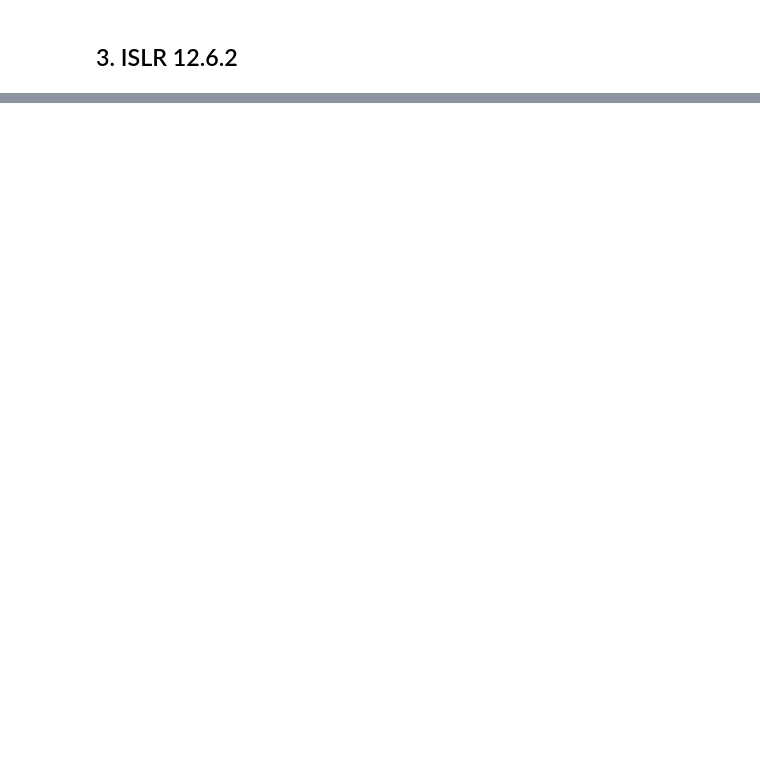
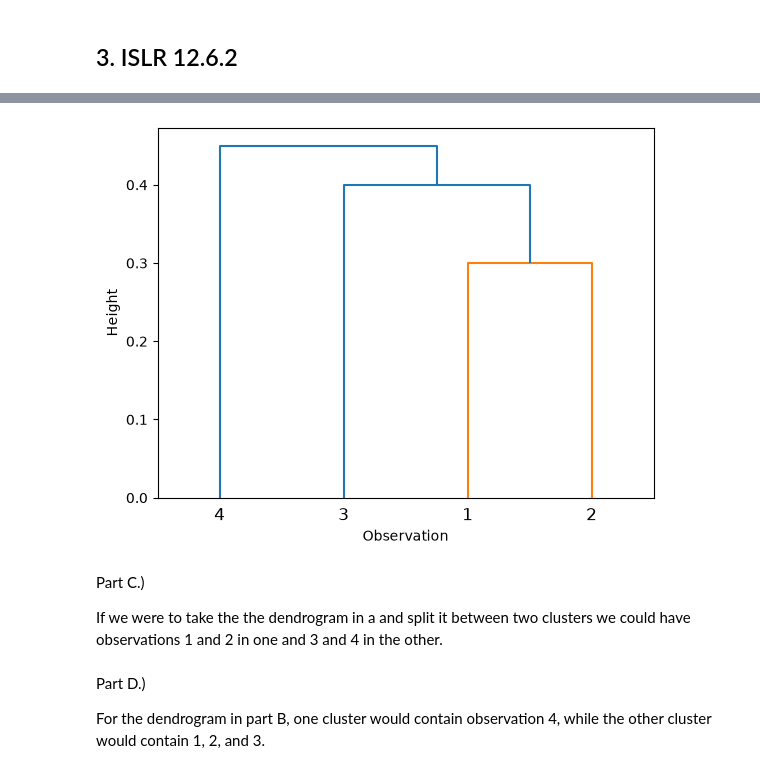
Before and after one commit to claudia-z712/HW_7, a Jupyter notebook: Zambrano_Claudia_HW7.ipynb, the cells around one changed output, grey strips where cells are left out. Drawn from its saved outputs; the diff is of its cells as text; code cells hidden in the pictures; blank space fills up the shorter version.

```diff
--- a/Zambrano_Claudia_HW7.ipynb
+++ b/Zambrano_Claudia_HW7.ipynb
@@ -64,2 +422,18 @@ Test set size: (2159, 26)
 # %% [markdown]
 ## 3. ISLR 12.6.2
+# %%
+# Problem A.
+D = np.array([
+    [0,    0.3,  0.4,  0.7],
+    [0.3,  0,    0.5,  0.8],
+    [0.4,  0.5,  0,    0.45],
+    [0.7,  0.8,  0.45, 0]
+])
+
+Z = linkage(squareform(D), method='complete')
+dendrogram(Z, labels=[1, 2, 3, 4])
+plt.ylabel("Height")
+plt.xlabel("Observation")
+plt.show()
+
+#Fusion occurs at h= 0.3, 0.45, 0.8
@@ -65,0 +442,19 @@ Test set size: (2159, 26)
+# %%
+# Problem B
+Z = linkage(squareform(D), method='single')
+dendrogram(Z, labels=[1, 2, 3, 4])
+plt.ylabel("Height")
+plt.xlabel("Observation")
+plt.show()
+
+# Fusion occurs at h= 0.3, 0.4, 0.45
+# %% [output]
+[figure, added]
+# %% [markdown]
+Part C.)
+
+If we were to take the the dendrogram in a and split it between two clusters we could have observations 1 and 2 in one and 3 and 4 in the other.
+# %% [markdown]
+Part D.)
+
+For the dendrogram in part B, one cluster would contain observation 4, while the other cluster would contain 1, 2, and 3.
```
Also changed, not shown: parts of 14 cells of this notebook, 1 other file.
